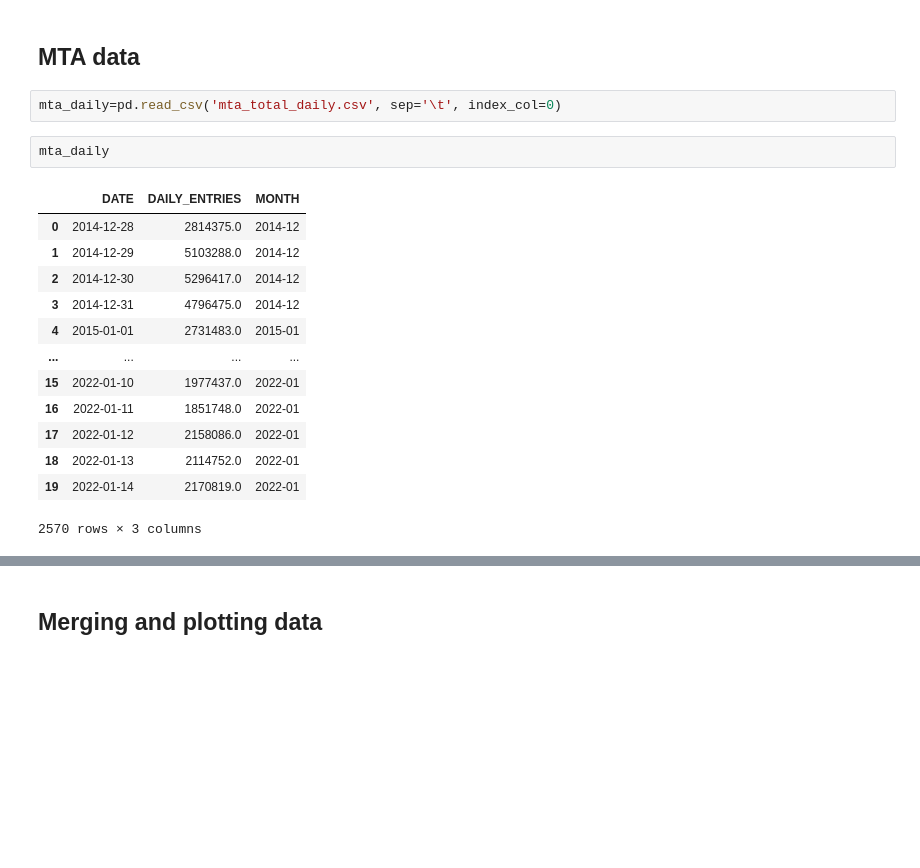
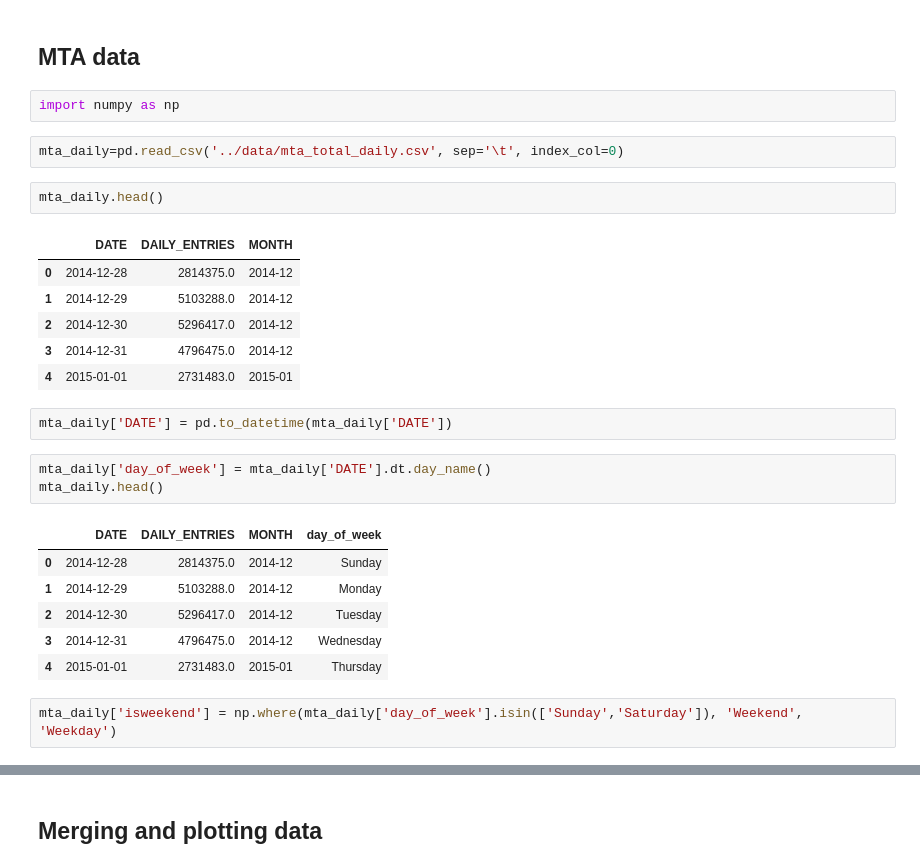
Before and after one commit to JoshJingtianWang/NYC-MTA-EDA, a Jupyter notebook: code/weatherplot.ipynb, the cells around one changed output, grey strips where cells are left out. Saved outputs shown, nothing was run; the diff lists cells and outputs as text; blank space fills up the shorter version.

```diff
--- a/code/weatherplot.ipynb
+++ b/code/weatherplot.ipynb
@@ -71,21 +71,30 @@ weather_data_mean
 1095 rows × 34 columns
 # %% [markdown]
 ## MTA data
+# %%
+import numpy as np
 # %%
-mta_daily=pd.read_csv('mta_total_daily.csv', sep='\t', index_col=0)
+mta_daily=pd.read_csv('../data/mta_total_daily.csv', sep='\t', index_col=0)
 # %%
-mta_daily
+mta_daily.head()
 # %% [output]
 |  | DATE | DAILY_ENTRIES | MONTH |
 | 0 | 2014-12-28 | 2814375.0 | 2014-12 |
 | 1 | 2014-12-29 | 5103288.0 | 2014-12 |
 | 2 | 2014-12-30 | 5296417.0 | 2014-12 |
 | 3 | 2014-12-31 | 4796475.0 | 2014-12 |
 | 4 | 2015-01-01 | 2731483.0 | 2015-01 |
-| ... | ... | ... | ... |
-| 15 | 2022-01-10 | 1977437.0 | 2022-01 |
-| 16 | 2022-01-11 | 1851748.0 | 2022-01 |
-| 17 | 2022-01-12 | 2158086.0 | 2022-01 |
-| 18 | 2022-01-13 | 2114752.0 | 2022-01 |
-| 19 | 2022-01-14 | 2170819.0 | 2022-01 |
-2570 rows × 3 columns
+# %%
+mta_daily['DATE'] = pd.to_datetime(mta_daily['DATE'])
+# %%
+mta_daily['day_of_week'] = mta_daily['DATE'].dt.day_name()
+mta_daily.head()
+# %% [output]
+|  | DATE | DAILY_ENTRIES | MONTH | day_of_week |
+| 0 | 2014-12-28 | 2814375.0 | 2014-12 | Sunday |
+| 1 | 2014-12-29 | 5103288.0 | 2014-12 | Monday |
+| 2 | 2014-12-30 | 5296417.0 | 2014-12 | Tuesday |
+| 3 | 2014-12-31 | 4796475.0 | 2014-12 | Wednesday |
+| 4 | 2015-01-01 | 2731483.0 | 2015-01 | Thursday |
+# %%
+mta_daily['isweekend'] = np.where(mta_daily['day_of_week'].isin(['Sunday','Saturday']), 'Weekend', 'Weekday')
```
Also changed, not shown: parts of 11 cells of this notebook, 4 other files.
